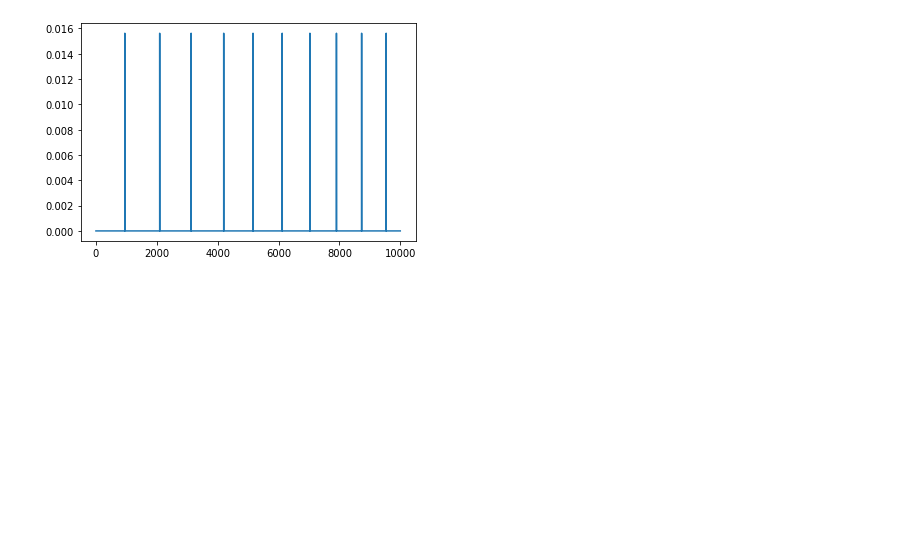
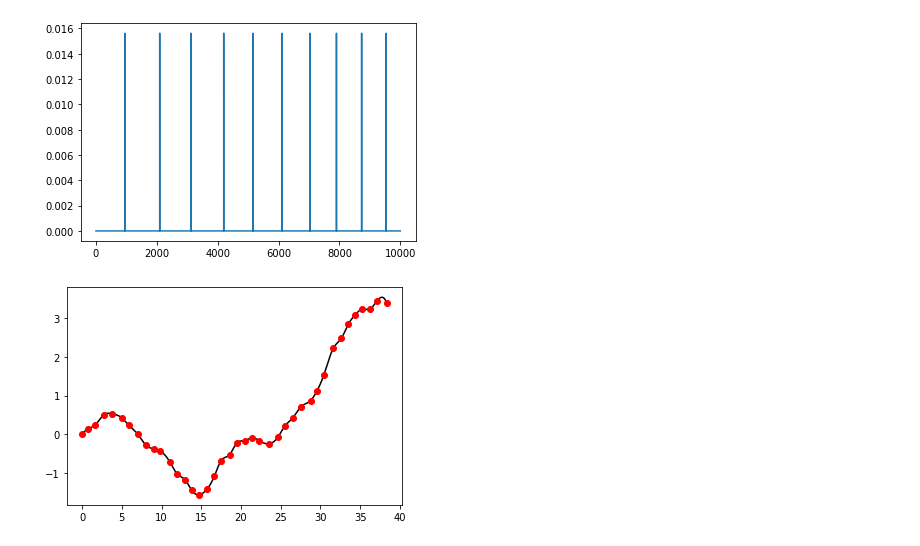
Before and after one commit to Meeso1/Interactions, a Jupyter notebook: tests.ipynb, the cells around one changed output. Drawn from its saved outputs; the diff is of its cells as text; code cells hidden in the pictures; blank space fills up the shorter version.

```diff
--- a/tests.ipynb
+++ b/tests.ipynb
@@ -153,3 +153,16 @@ plt.plot(n, res)
 # %% [output]
 [<matplotlib.lines.Line2D at 0x...>]
 [figure]
+# %%
+# Compare mode
+x, data = make_data(40, 0.2)
+
+scipy_spline = CubicSpline(x, data)
+
+x_dense = np.linspace(x[0], x[-1], 2000)
+plt.plot(x_dense, scipy_spline(x_dense), 'k-',
+         x, data, 'ro')
+
+timedvals = [TimedVal(val=v, time=t) for (t, v) in zip(x, data)]
+# %% [output]
+[figure, added]
```
Also changed, not shown: parts of 2 cells of this notebook, 12 other files.
